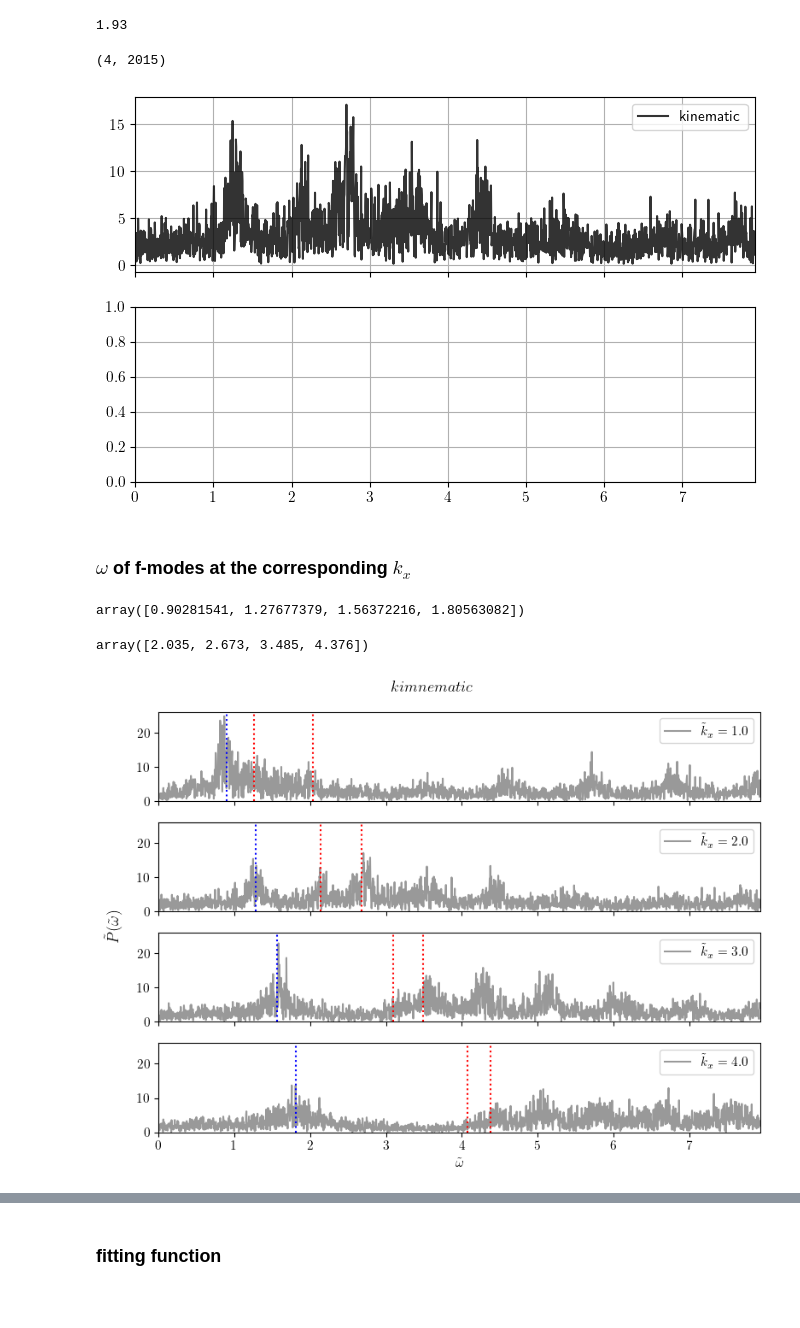
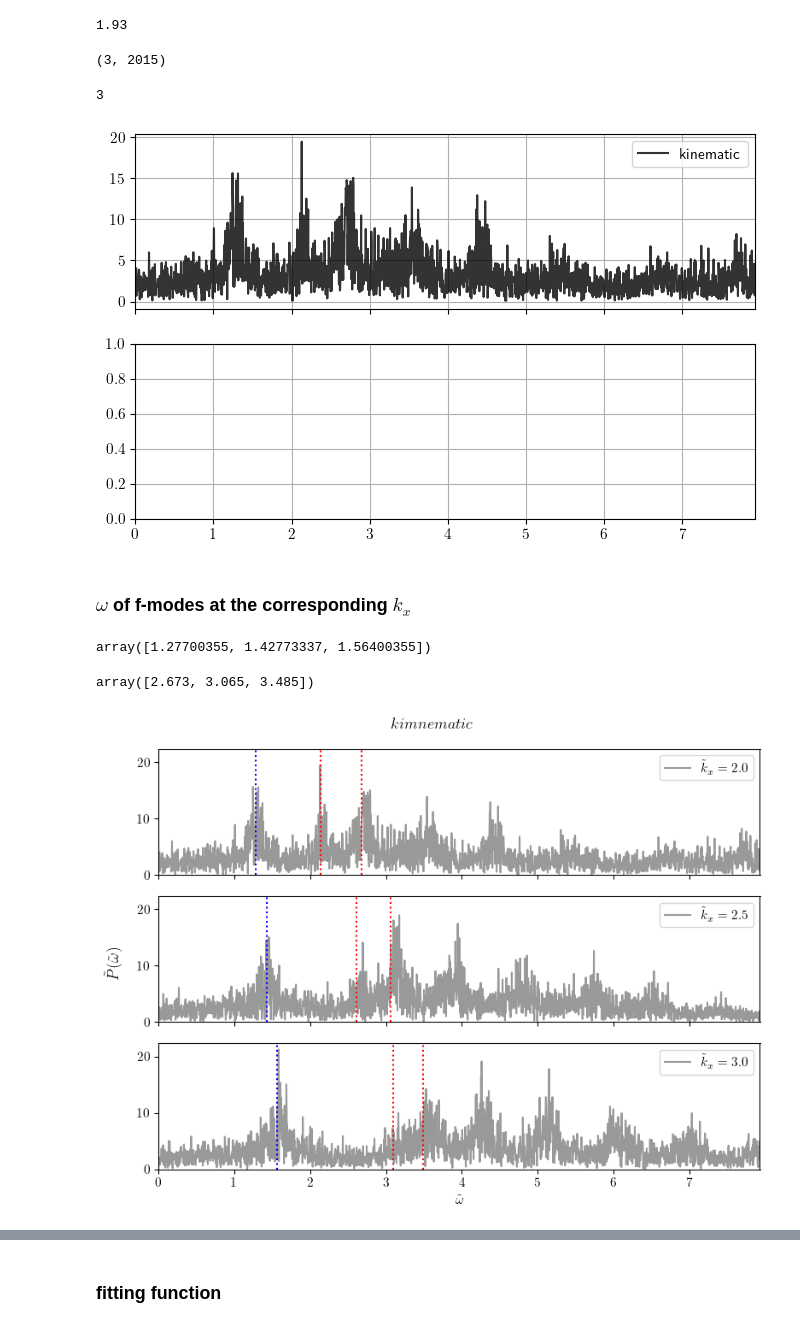
Before and after one commit to rajesh-Official00/pc_git_test, a Jupyter notebook: modes/with_2layer_cooling/magnetic/2layer_mod5/f_mode.ipynb, the cells around one changed output, grey strips where cells are left out. Saved outputs shown, nothing was run; the diff lists cells and outputs as text; code cells hidden in the pictures; blank space fills up the shorter version.

```diff
--- a/modes/with_2layer_cooling/magnetic/2layer_mod5/f_mode.ipynb
+++ b/modes/with_2layer_cooling/magnetic/2layer_mod5/f_mode.ipynb
@@ -163,7 +181,7 @@ indx_kin = []
 indx_sat = []
 
 # for i in [2,3,4,5]:
-for i in [1,2,3,4]:
+for i in [2, 2.5, 3]:
     indx_kin.append(kinematic.indx_k(i))
     # indx_sat.append(saturated.indx_k(i))
 # %%
@@ -176,7 +194,7 @@ P_kin = kinematic.Power(indx_kin).T
 # %%
 P_kin.shape
 # %% [output]
-(4, 2015)
+(3, 2015)
 # %%
 label_kin = []
 P_kin_filt = np.empty(np.shape(P_kin))
@@ -185,13 +203,17 @@ for i, indx in enumerate(indx_kin):
     P_kin_filt[i,:] =convolve(P_kin[i,:], Box1DKernel(5))
     label_kin.append(kinematic.k_til[:kinematic.upto_indx][indx])
     # P_sat_filt[i,:] =convolve(P_sat[i,:], Box1DKernel(5))
+# %%
+len(label_kin)
+# %% [output]
+3
 # %%
 label_kin
 label_sat = label_kin
 # %%
 fig, axs = plt.subplots(2,1, sharex=True, figsize=(8,5))#sharex=True,
 
-kinematic.plot(axs[0], P_kin[1], label='kinematic', c='k', alpha=0.8)
+kinematic.plot(axs[0], P_kin[0], label='kinematic', c='k', alpha=0.8)
 # kinematic.plot(axs[0], P_kin_filt[3], label='filtered')
 # saturated.plot(axs[1], P_sat[2], label='saturated', c='k', alpha=0.8)
 # saturated.plot(axs[1], P_sat_filt[3], label='filtered')
@@ -202,14 +224,14 @@ axs[1].set_xlim(kinematic.xlim(kinematic.om_til))
 axs[0].grid()
 axs[1].grid()
 # %% [output]
-[figure, old version]
+[figure, new version]
 # %% [markdown]
 ### $\omega$ of f-modes at the corresponding $k_x$
 # %%
 f_om = kinematic.f_freq(kinematic.k_til[indx_kin], qq=True)
 f_om
 # %% [output]
-array([0.90281541, 1.27677379, 1.56372216, 1.80563082])
+array([1.27700355, 1.42773337, 1.56400355])
 # %%
 def pmodes(kx, n: int):
     """
@@ -225,32 +247,32 @@ p0_om = pmodes(kinematic.k_til[indx_kin], 0)
 p1_om = pmodes(kinematic.k_til[indx_kin], 1)
 p1_om
 # %% [output]
-array([2.035, 2.673, 3.485, 4.376])
+array([2.673, 3.065, 3.485])
 # %%
-how_many = 4
+how_many = 3
 # %%
 hm = how_many
-fig, axs = plt.subplots(4,1, sharex=True, sharey=True, figsize=(8,6))#sharex=True,
+fig, axs = plt.subplots(3,1, sharex=True, sharey=True, figsize=(8,6))#sharex=True,
 # fig, axs = plt.subplots(4,1, sharey=True, figsize=(8,6))#sharex=True,
 
-for i in range(4):
+for i in range(3):
     kinematic.plot(axs[i], P_kin[i], c='k', alpha=0.4, label=fr'$\tilde{{k}}_x={round(label_kin[i],4)}$')
     axs[i].axvline(x=f_om[i], ls=':', c='b')
     axs[i].axvline(x=p0_om[i], ls=':', c='r')
     axs[i].axvline(x=p1_om[i], ls=':', c='r')
 
 axs[1].set_xlim(kinematic.xlim(kinematic.om_til))
 axs[0].set_ylim(0,)
 axs[0].legend()
 
 plt.xlabel(r"$\tilde{\omega}$")
 fig.supylabel(r"$\tilde{P}(\tilde{\omega})$")
 plt.suptitle(r"$kimnematic$")
 #plt.yscale('log')
 plt.tight_layout()
 plt.show()
 # %% [output]
-[figure, old version]
+[figure, new version]
 # %%
 # fig, axs = plt.subplots(4,1, sharex=True, sharey=True, figsize=(8,5))#sharex=True,
 
```
Also changed, not shown: parts of 22 cells of this notebook, 5 other files.
